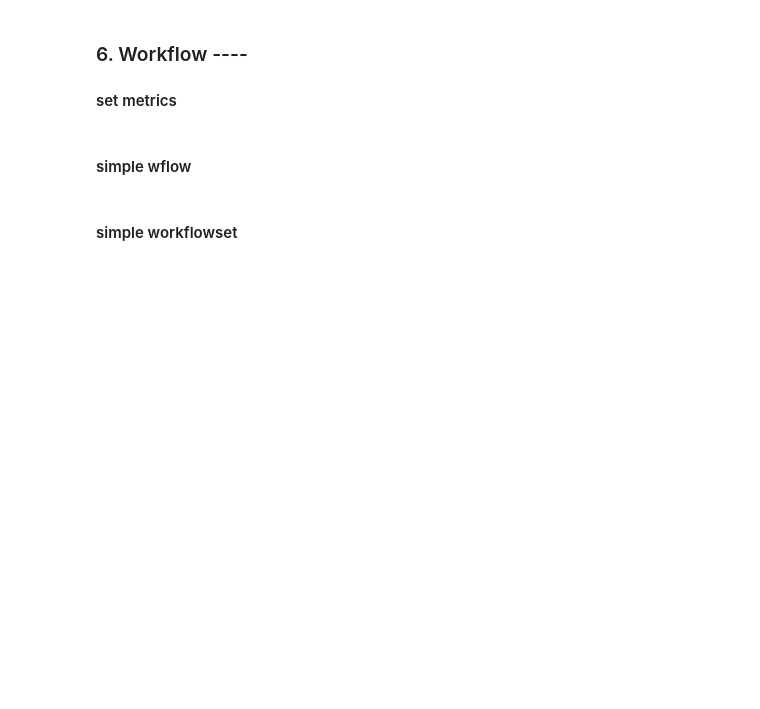
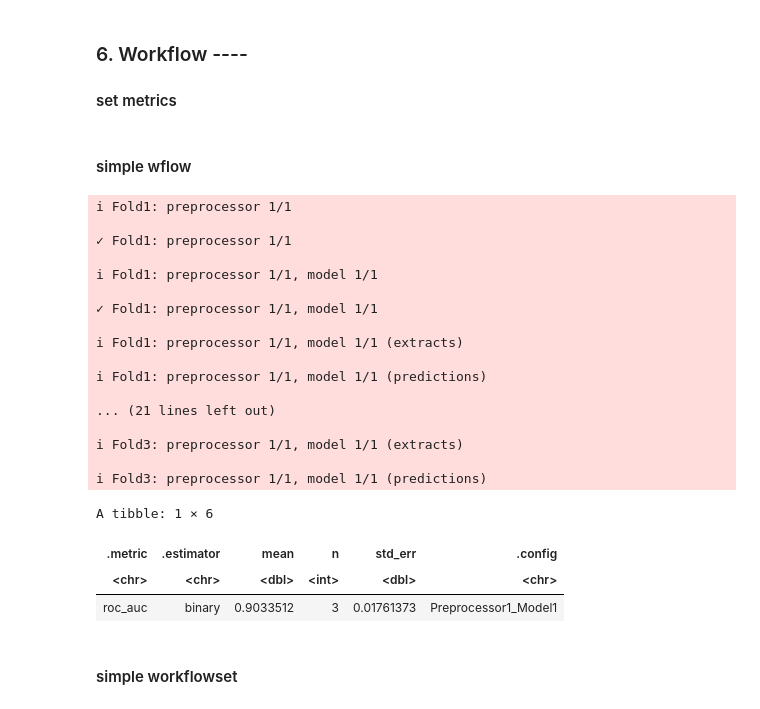
Before and after one commit to Wang-Yong2018/kaggle_s5e3_rainfall_prediction, a Jupyter notebook: rainfall_roc_auc_workflow.ipynb, the cells around one changed output. Drawn from its saved outputs; the diff is of its cells as text; code cells hidden in the pictures; blank space fills up the shorter version.

```diff
--- a/rainfall_roc_auc_workflow.ipynb
+++ b/rainfall_roc_auc_workflow.ipynb
@@ -399,19 +330,41 @@ rocauc_metrics <- metric_set(roc_auc) # main goal is roc_auc, accuracy is just f
 # %%
 set.seed(1234)
 
 simple_wf_fit <-
   workflow() |>
-  add_recipe(rcp_bs_v0_wd_smote) |>
-  add_model(svm_eng)|>
+  add_recipe(rcp_v13) |>
+  add_model(lgbm_eng)|>
   # fit(train_set)
   fit_resamples(cv_folds,
   #  last_fit(df_split,
-          control = ctrl,
+          control = control_resamples(verbose=TRUE),
            metrics=rocauc_metrics)
 #plan(sequential)
  simple_wf_fit |> collect_metrics()
 #   extract_fit_engine()|>
 #   plot()
+# %% [output]
+i Fold1: preprocessor 1/1
+
+✓ Fold1: preprocessor 1/1
+
+i Fold1: preprocessor 1/1, model 1/1
+
+✓ Fold1: preprocessor 1/1, model 1/1
+
+i Fold1: preprocessor 1/1, model 1/1 (extracts)
+
+i Fold1: preprocessor 1/1, model 1/1 (predictions)
+
+... (21 lines left out)
+
+i Fold3: preprocessor 1/1, model 1/1 (extracts)
+
+i Fold3: preprocessor 1/1, model 1/1 (predictions)
+A tibble: 1 × 6
+| .metric | .estimator | mean | n | std_err | .config |
+| <chr> | <chr> | <dbl> | <int> | <dbl> | <chr> |
+| roc_auc | binary | 0.9033512 | 3 | 0.01761373 | Preprocessor1_Model1 |
 # %% [markdown]
 #### simple workflowset
 # %%
```
Also changed, not shown: parts of 23 cells of this notebook, 2 other files.
